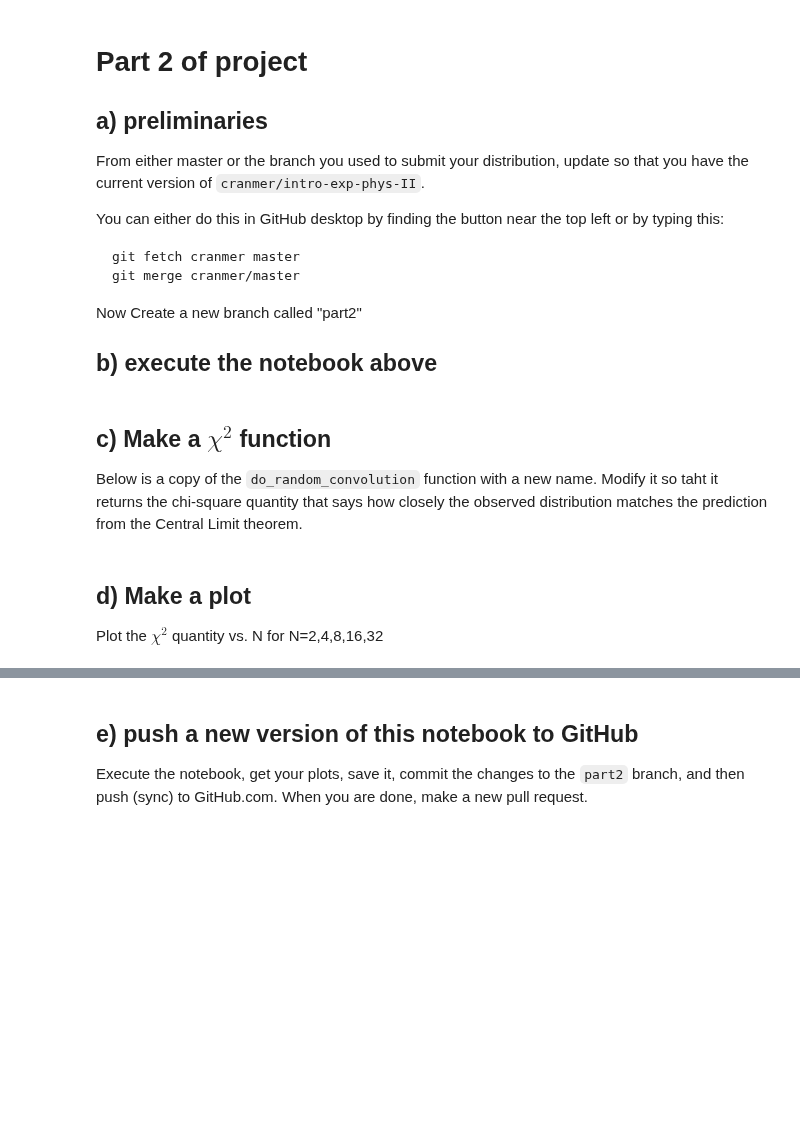
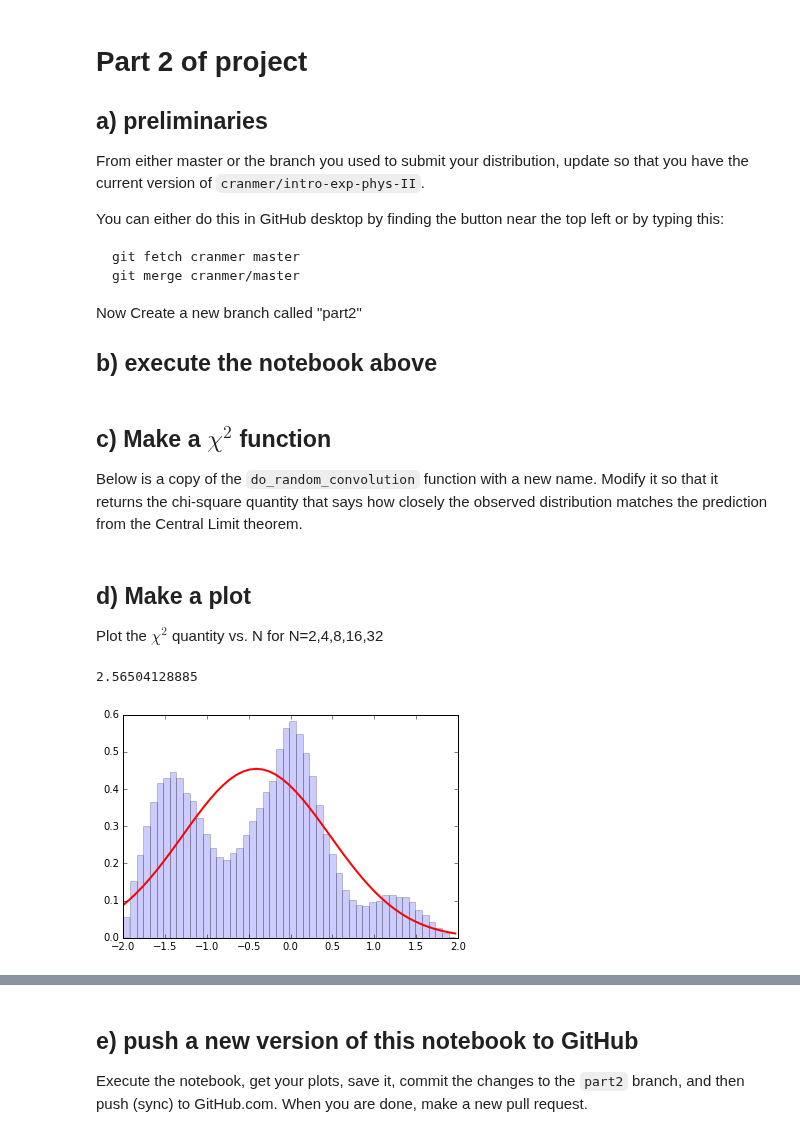
Before and after one commit to cranmer/intro-exp-phys-II, a Jupyter notebook: Central-Limit-Theorem.ipynb, the cells around one changed output, grey strips where cells are left out. Cells and saved outputs as stored; diff of their text form; code cells hidden in the pictures; blank space fills up the shorter version.

Commit message:
Central Limit Theorem done

```diff
--- a/Central-Limit-Theorem.ipynb
+++ b/Central-Limit-Theorem.ipynb
@@ -220,7 +313,7 @@ Now Create a new branch called "part2"
 # %% [markdown]
 ## c) Make a $\chi^2$ function
 
-Below is a copy of the `do_random_convolution` function with a new name. Modify it so taht it returns the chi-square quantity that says how closely the observed distribution matches the prediction from the Central Limit theorem.
+Below is a copy of the `do_random_convolution` function with a new name. Modify it so that it returns the chi-square quantity that says how closely the observed distribution matches the prediction from the Central Limit theorem.
 # %%
 def do_random_convolution_with_chi2(list_of_distributions, N):
     n_samples = 100000
@@ -239,7 +332,20 @@ def do_random_convolution_with_chi2(list_of_distributions, N):
 
     counts, bins, patches = plt.hist(q,bins=50, normed=True, alpha=.2)
     plt.plot(bins, norm.pdf(bins,loc=mean_q, scale=std_q), lw=2, c='r')
+
+
+    bins_adj = (bins[1:]+bins[:-1])/2.
+    exp = norm.pdf(bins_adj, loc=mean_q, scale=std_q)
+
+    chi2 = np.sum(((counts-exp)**2)/exp)
+
+    print chi2
 # %% [markdown]
 ## d) Make a plot
 
 Plot the $\chi^2$ quantity vs. N for N=2,4,8,16,32
+# %%
+do_random_convolution_with_chi2(ok_distributions_list, 2)
+# %% [output]
+2.56504128885
+[figure, added]
```
Also changed, not shown: parts of 19 cells of this notebook.
